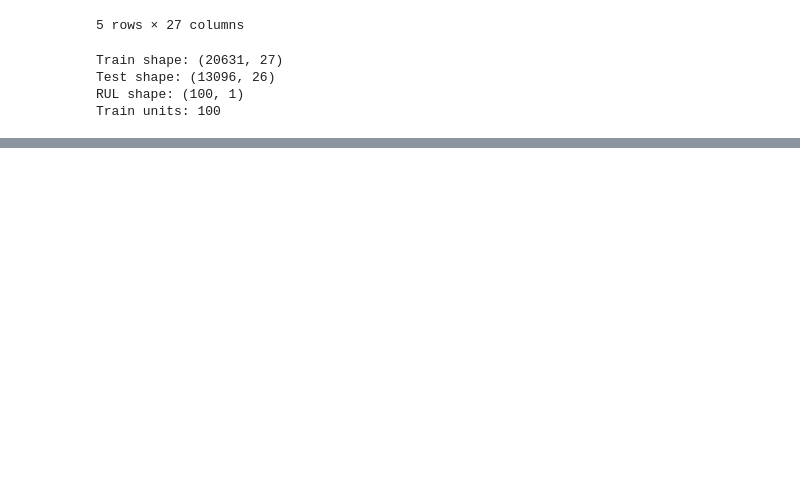
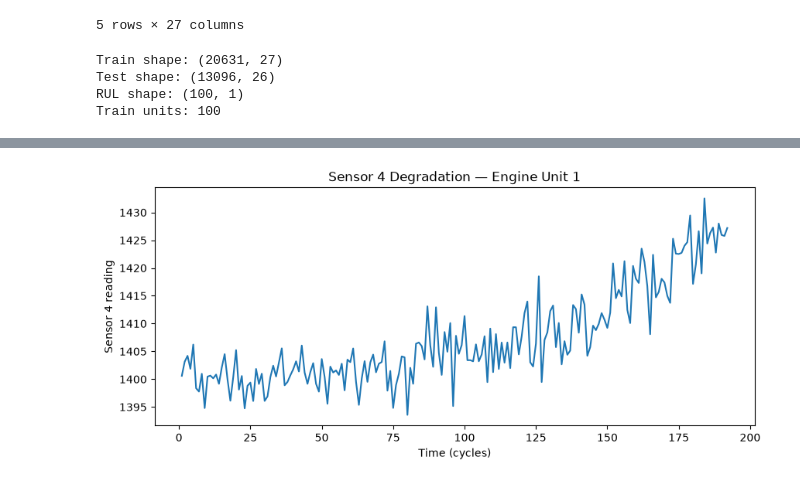
Before and after one commit to SeanHSJ/predictive-maintenance, a Jupyter notebook: 01_eda_and_modeling.ipynb, the cells around one changed output, grey strips where cells are left out. Drawn from its saved outputs; the diff is of its cells as text; code cells hidden in the pictures; blank space fills up the shorter version.

```diff
--- a/01_eda_and_modeling.ipynb
+++ b/01_eda_and_modeling.ipynb
@@ -36,0 +62,12 @@ Train units: 100
+# %%
+# Pick one engine and look at a sensor over its lifetime
+unit1 = train[train['unit_number'] == 1]
+
+plt.figure(figsize=(10, 4))
+plt.plot(unit1['time_in_cycles'], unit1['sensor_4'])
+plt.xlabel("Time (cycles)")
+plt.ylabel("Sensor 4 reading")
+plt.title("Sensor 4 Degradation — Engine Unit 1")
+plt.show()
+# %% [output]
+[figure, added]
```
Also changed, not shown: parts of 18 cells of this notebook, 3 other files.
